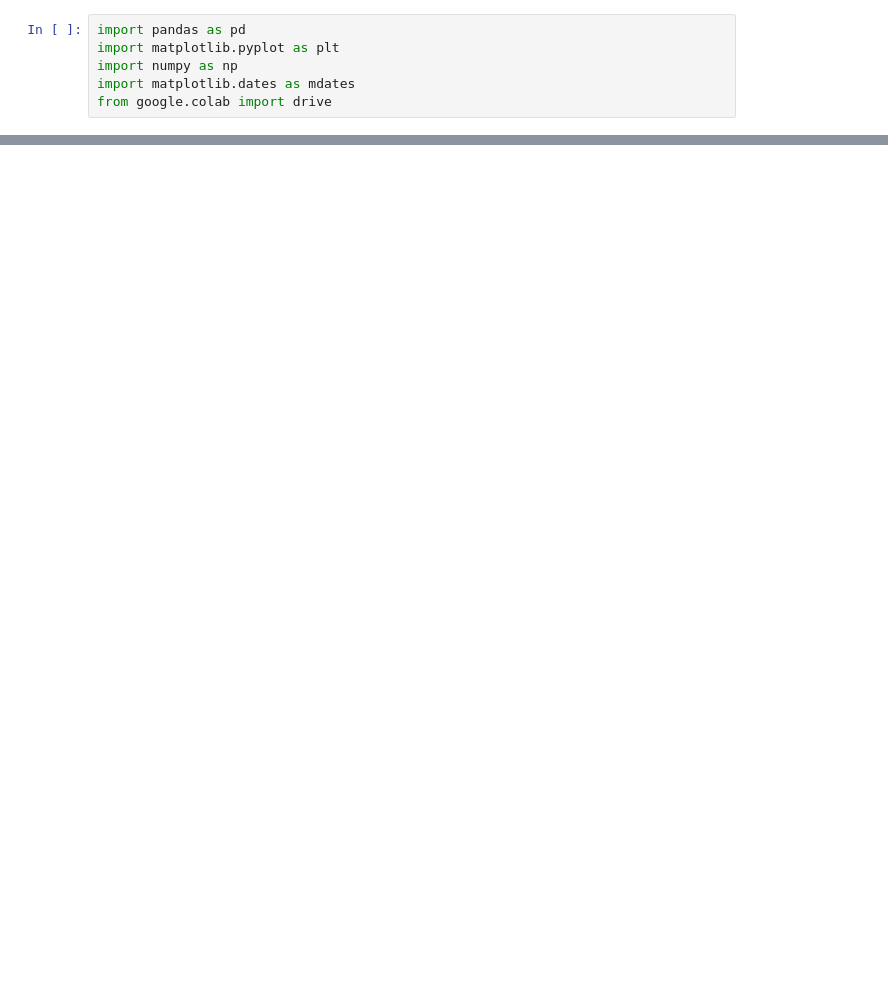
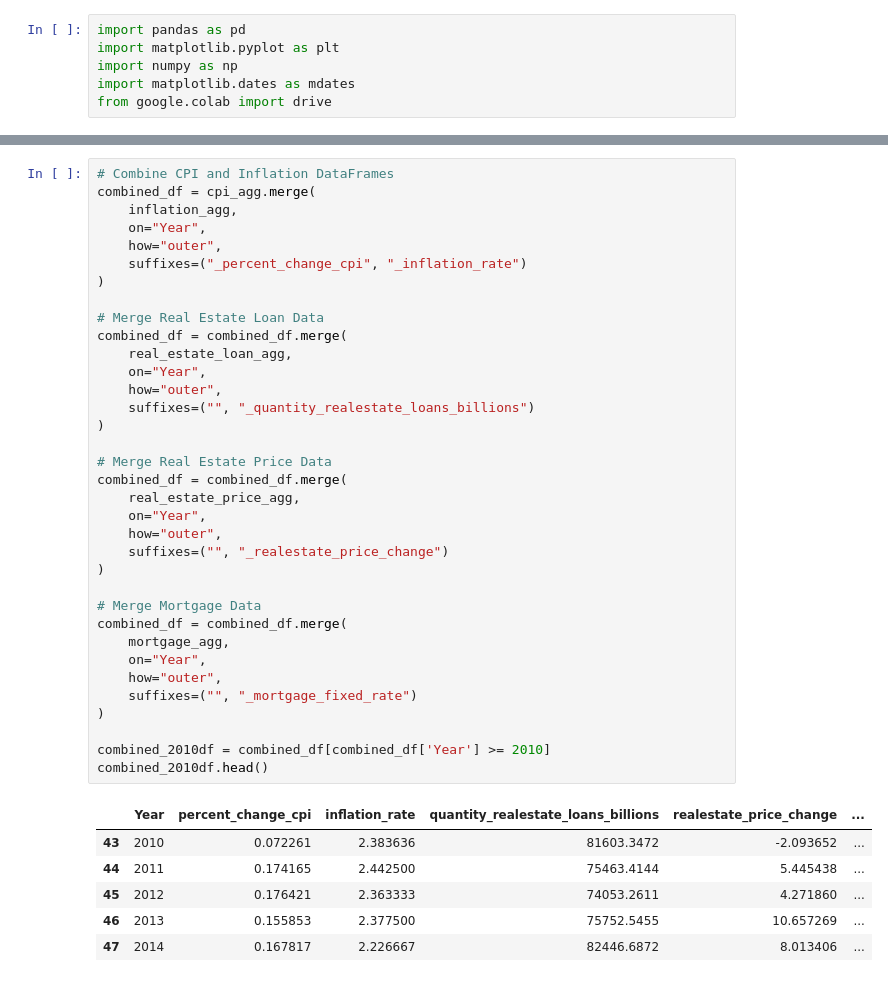
Before and after one commit to Monty-2003/DS_project2, a Jupyter notebook: SCRIPTS/preprocessing.ipynb, the cells around one changed output, grey strips where cells are left out. Saved outputs shown, nothing was run; the diff lists cells and outputs as text; blank space fills up the shorter version.

Commit message:
finished prepro, wrote clean data to drive

```diff
--- a/SCRIPTS/preprocessing.ipynb
+++ b/SCRIPTS/preprocessing.ipynb
@@ -91,0 +260,42 @@ combined_25ydf_inflation_loansAndPrices_mortgagerates = combined_25ydf_inflation
+# %%
+# Combine CPI and Inflation DataFrames
+combined_df = cpi_agg.merge(
+    inflation_agg,
+    on="Year",
+    how="outer",
+    suffixes=("_percent_change_cpi", "_inflation_rate")
+)
+
+# Merge Real Estate Loan Data
+combined_df = combined_df.merge(
+    real_estate_loan_agg,
+    on="Year",
+    how="outer",
+    suffixes=("", "_quantity_realestate_loans_billions")
+)
+
+# Merge Real Estate Price Data
+combined_df = combined_df.merge(
+    real_estate_price_agg,
+    on="Year",
+    how="outer",
+    suffixes=("", "_realestate_price_change")
+)
+
+# Merge Mortgage Data
+combined_df = combined_df.merge(
+    mortgage_agg,
+    on="Year",
+    how="outer",
+    suffixes=("", "_mortgage_fixed_rate")
+)
+
+combined_2010df = combined_df[combined_df['Year'] >= 2010]
+combined_2010df.head()
+# %% [output]
+|  | Year | percent_change_cpi | inflation_rate | quantity_realestate_loans_billions | realestate_price_change | ... |
+| 43 | 2010 | 0.072261 | 2.383636 | 81603.3472 | -2.093652 | ... |
+| 44 | 2011 | 0.174165 | 2.442500 | 75463.4144 | 5.445438 | ... |
+| 45 | 2012 | 0.176421 | 2.363333 | 74053.2611 | 4.271860 | ... |
+| 46 | 2013 | 0.155853 | 2.377500 | 75752.5455 | 10.657269 | ... |
+| 47 | 2014 | 0.167817 | 2.226667 | 82446.6872 | 8.013406 | ... |
```
Also changed, not shown: parts of 16 cells of this notebook.
